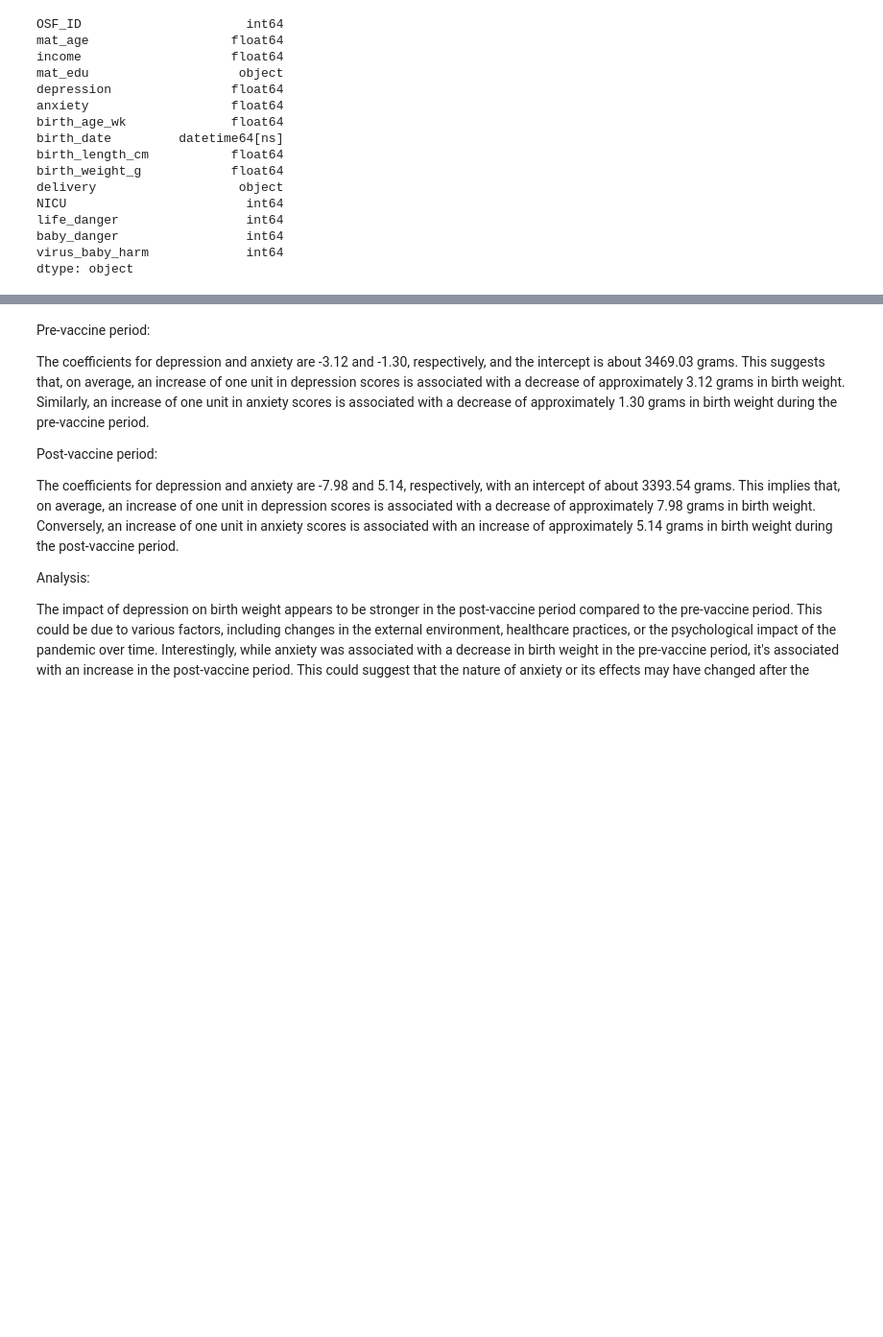
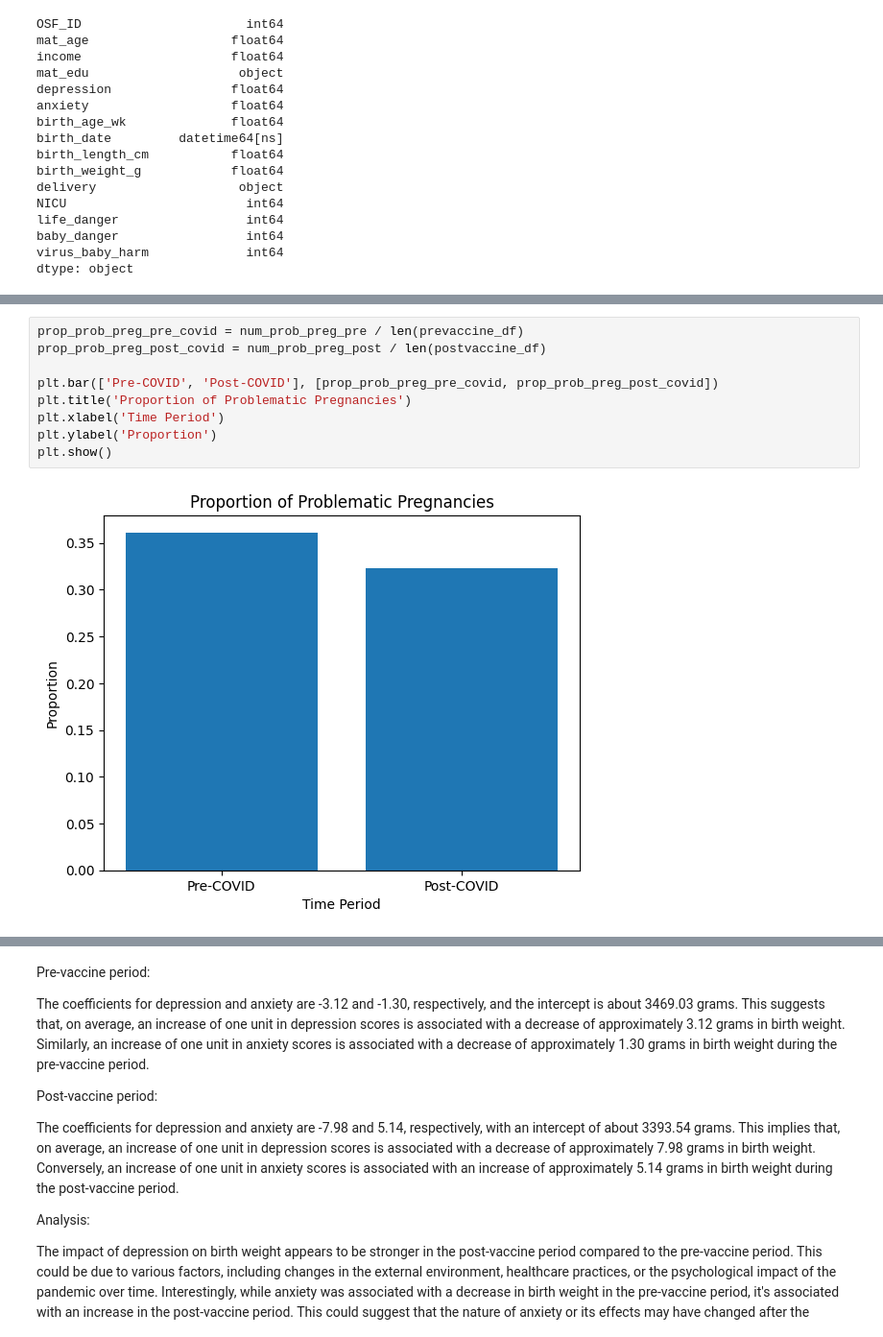
Before and after one commit to jkondo14/Group110_WI24, a Jupyter notebook: Dylangroup110.ipynb, the cells around one changed output, grey strips where cells are left out. Shown at 96% size. Saved outputs shown, nothing was run; the diff lists cells and outputs as text; blank space fills up the shorter version.

```diff
--- a/Dylangroup110.ipynb
+++ b/Dylangroup110.ipynb
@@ -292,0 +331,11 @@ Number of rows in the postvaccine subset: 1886
+# %%
+prop_prob_preg_pre_covid = num_prob_preg_pre / len(prevaccine_df)
+prop_prob_preg_post_covid = num_prob_preg_post / len(postvaccine_df)
+
+plt.bar(['Pre-COVID', 'Post-COVID'], [prop_prob_preg_pre_covid, prop_prob_preg_post_covid])
+plt.title('Proportion of Problematic Pregnancies')
+plt.xlabel('Time Period')
+plt.ylabel('Proportion')
+plt.show()
+# %% [output]
+[figure, added]
```
Also changed, not shown: parts of 10 cells of this notebook.
